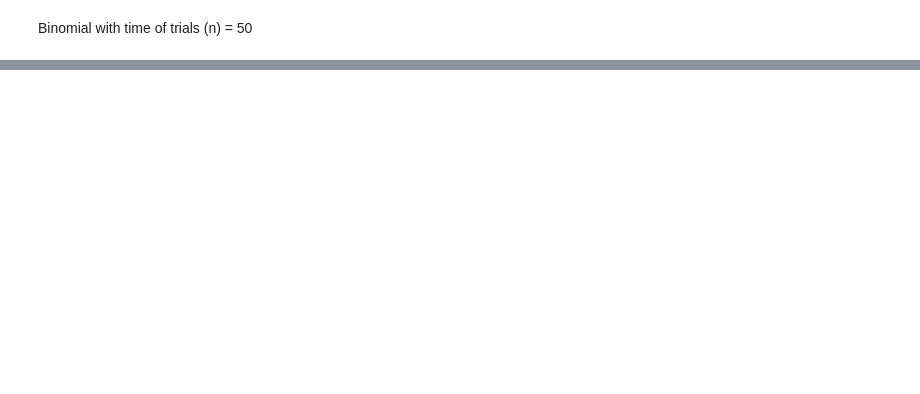
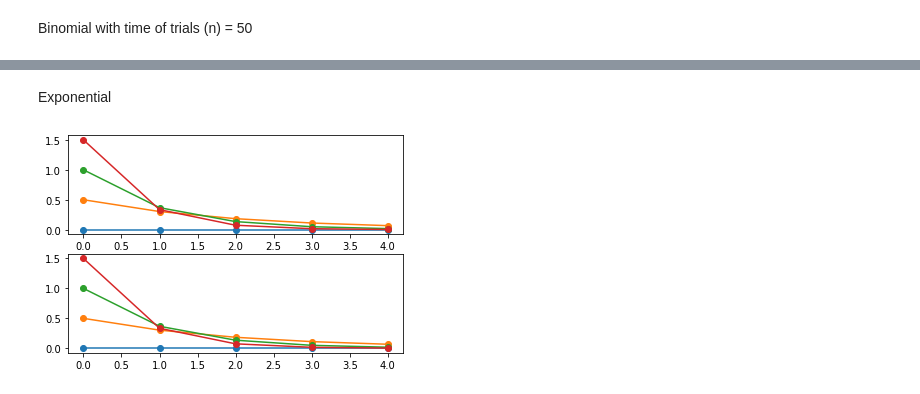
Before and after one commit to ZGChung/ICMLL_MLAPP, a Jupyter notebook: ExpFam_general.ipynb, the cells around one changed output, grey strips where cells are left out. Cells and saved outputs as stored; diff of their text form; code cells hidden in the pictures; blank space fills up the shorter version.

```diff
--- a/ExpFam_general.ipynb
+++ b/ExpFam_general.ipynb
@@ -86,0 +116,37 @@ pdf[2] = 2
+# %% [markdown]
+Exponential
+# %%
+import numpy as np
+import matplotlib.pyplot as plt
+import math as m
+
+# Definition of the formula
+x_set_len = 5
+x_set = np.arange(0,x_set_len,1)
+# to keep the convention, we replace the \lambda in the formula by p
+n = 40
+def h(x):
+    return 1
+def T(x):
+    return x
+def eta(theta):
+    return -p
+def A(eta):
+    return -np.log(-eta)
+
+
+pdf = np.zeros(x_set_len)
+pdf2 = np.zeros(x_set_len)
+# plot the pdf generated 2 ways
+fig, ax = plt.subplots(2, 1)
+for p in np.arange(0,2,0.5):
+    for x in x_set:
+        # FEF
+        pdf[x] = np.dot(h(x),   np.exp(  np.dot(eta(p),x)  -  A(eta(p))   )   )
+        ## original form
+        pdf2[x] = p * np.exp(-p*x)
+    ax[0].plot(x_set,pdf,'-o')
+    ax[1].plot(x_set,pdf2,'-o')
+plt.show()
+# %% [output]
+[figure, added]
```
Also changed, not shown: parts of 8 cells of this notebook, 1 other file.
